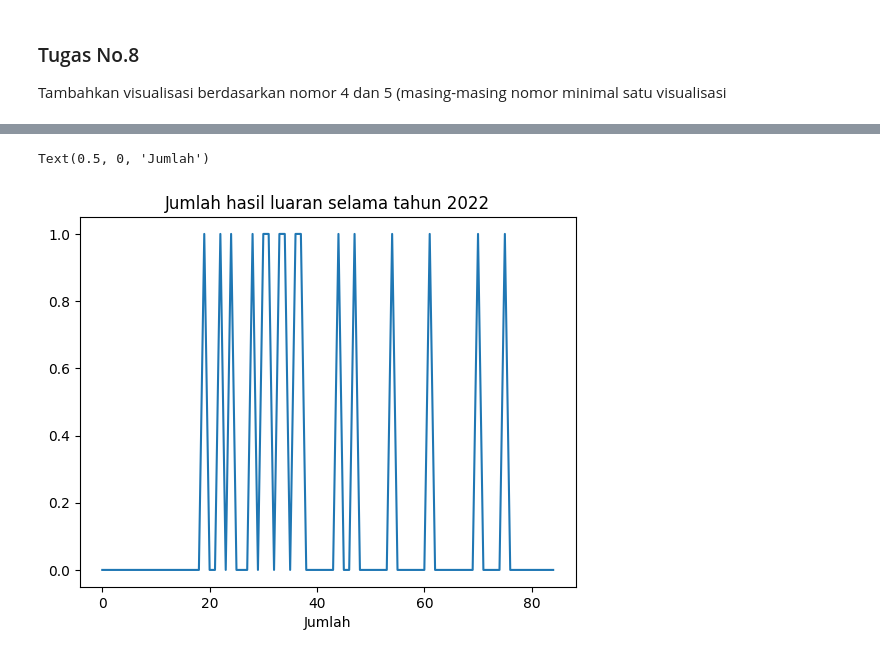
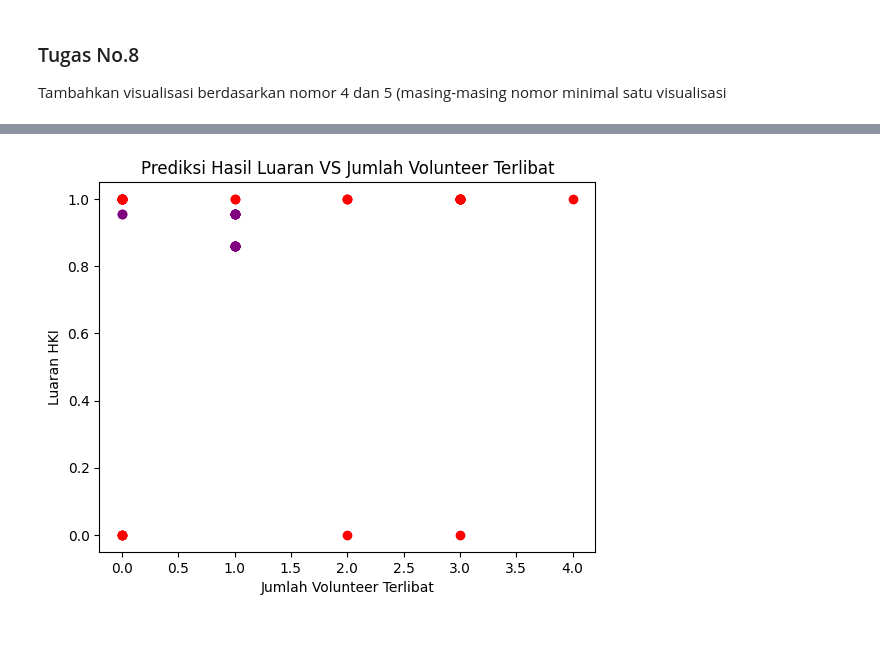
Before and after one commit to Tzelginia/kuis2, a Jupyter notebook: kuis2.ipynb, the cells around one changed output, grey strips where cells are left out. Cells and saved outputs as stored; diff of their text form; code cells hidden in the pictures.

```diff
--- a/kuis2.ipynb
+++ b/kuis2.ipynb
@@ -224,7 +224,7 @@ Test set accuracy: 0.6153846153846154
 Terapkan sebuah metode prediksi (berdasarkan tahun, misal: jumlah kegiatan pada tahun tertentu sebagai x dan jumlah  luaran sebagai y) serta hitung akurasinya dengan wajib melibatkan variabel keterlibatan volunteer sampai variabel luaran-luaran yang dihasilkan!
 # %%
 #selesksi fitur
-A= df[['jml_vltr_terlibat','keterlibatan_vltr','tahun','skema','jenis_luaran_hki','luaran_lain','potensi_hki','status_luaran_lain','jenis_luaran_lain']]
+A= df[['jml_vltr_terlibat']]
 b = df['luaran_hki']
 
 #training data
@@ -487,7 +485,11 @@ plt.show()
-# %%
-plt.plot(df['luaran_lain'])
-plt.title('Jumlah hasil luaran selama tahun 2022')
-plt.xlabel('Jumlah')
-# %% [output]
-Text(0.5, 0, 'Jumlah')
-[figure, removed]
+# %%
+# Visualisasi Nomer 5 menggunakan scatter plot
+import matplotlib.pyplot as plt
+plt.scatter(A_train, b_train, color='red')
+plt.scatter(b_test, dt.predict(A_test), color='purple')
+plt.xlabel("Jumlah Volunteer Terlibat")
+plt.ylabel("Luaran HKI")
+plt.title("Prediksi Hasil Luaran VS Jumlah Volunteer Terlibat")
+plt.show()
+# %% [output]
+[figure, added]
```
Also changed, not shown: parts of 16 cells of this notebook.
